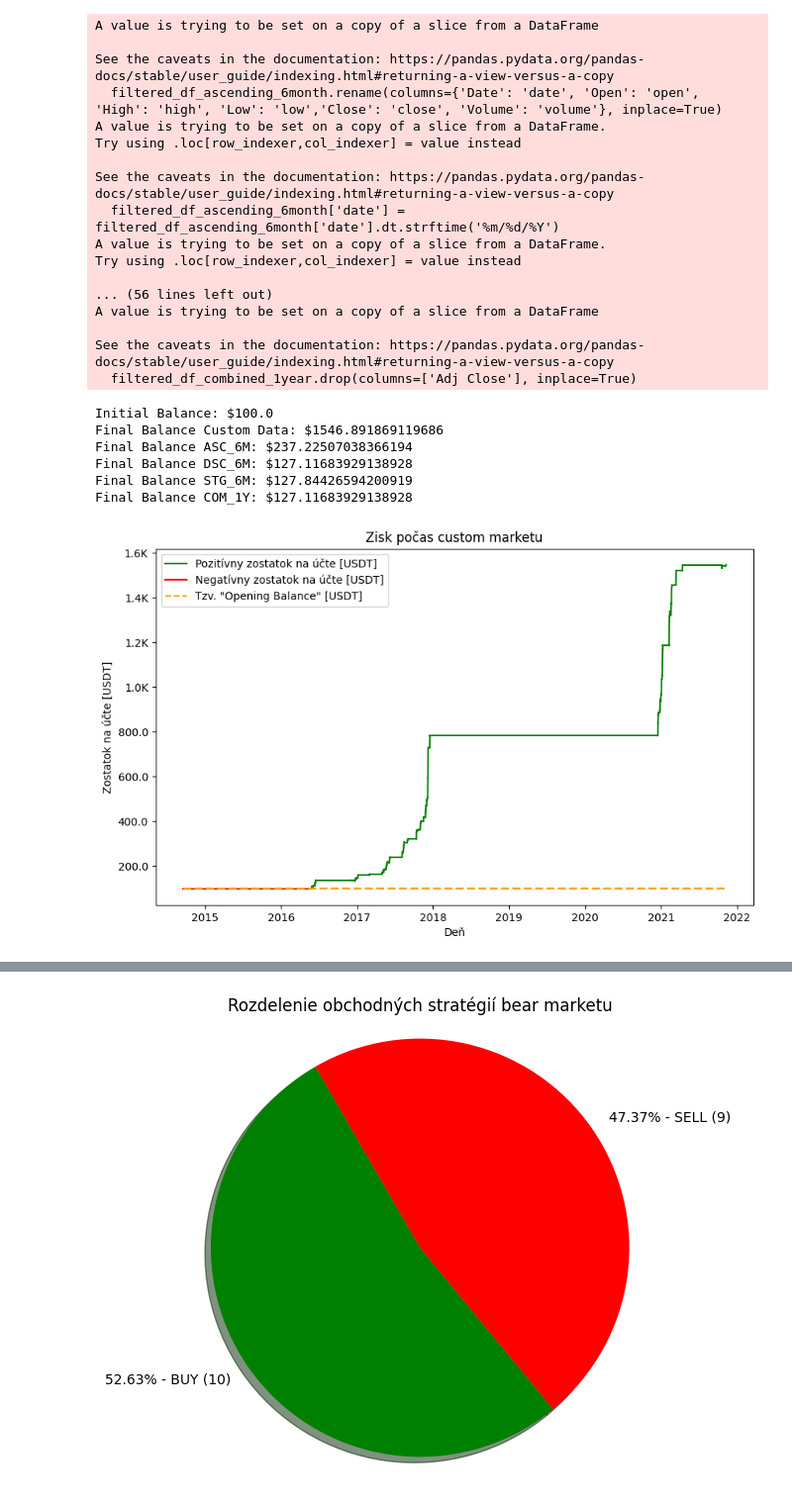
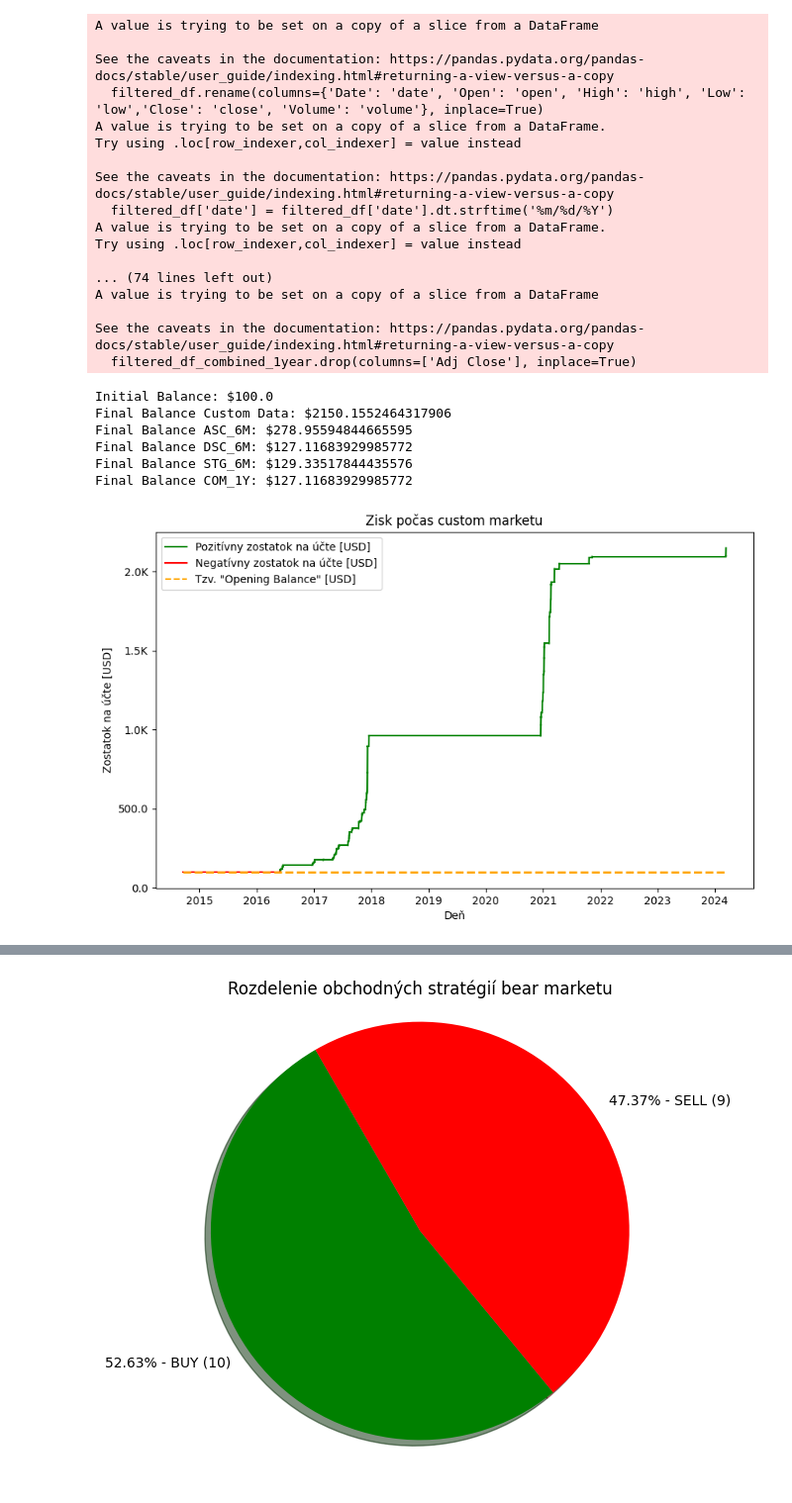
Before and after one commit to paki-valdi-9/dp_automated_trading, a Jupyter notebook: Trading bots/trading_bot_1.ipynb, the cells around one changed output, grey strips where cells are left out. Shown at 99% size. Cells and saved outputs as stored; diff of their text form; code cells hidden in the pictures.

```diff
--- a/Trading bots/trading_bot_1.ipynb
+++ b/Trading bots/trading_bot_1.ipynb
@@ -1,9 +1,9 @@
 # %%
 import pandas as pd
 
-df = pd.read_csv('BTC-USD_17.09.2014-25.10.2023.csv')
+df = pd.read_csv('BTC-USD_17.09.2014-14.03.2024.csv')
 
-df['Date'] = pd.to_datetime(df['Date'], format='%Y-%m-%d')
+df['Date'] = pd.to_datetime(df['Date'], format='%d-%m-%y')
 # %%
 from datetime import datetime
 
@@ -27,7 +27,7 @@ def prompt_for_date(prompt_message, min_date=None, max_date=None, comparison_dat
             print("Invalid date format. Please use the format dd-mm-yyyy.")
 
 min_allowed_start_date = datetime.strptime("17-09-2014", "%d-%m-%Y")
-max_allowed_end_date = datetime.strptime("25-10-2023", "%d-%m-%Y")
+max_allowed_end_date = datetime.strptime("14-03-2024", "%d-%m-%Y")
 
 start_date = prompt_for_date("Enter the start date (dd-mm-yyyy).", min_date=min_allowed_start_date)
 end_date = prompt_for_date("Enter the end date (dd-mm-yyyy).", max_date=max_allowed_end_date, comparison_date=start_date, must_be_after=True)
@@ -105,16 +105,16 @@ filtered_df_combined_1year.drop(columns=['Adj Close'], inplace=True)
 A value is trying to be set on a copy of a slice from a DataFrame
 
 See the caveats in the documentation: https://pandas.pydata.org/pandas-docs/stable/user_guide/indexing.html#returning-a-view-versus-a-copy
-  filtered_df_ascending_6month.rename(columns={'Date': 'date', 'Open': 'open', 'High': 'high', 'Low': 'low','Close': 'close', 'Volume': 'volume'}, inplace=True)
+  filtered_df.rename(columns={'Date': 'date', 'Open': 'open', 'High': 'high', 'Low': 'low','Close': 'close', 'Volume': 'volume'}, inplace=True)
 A value is trying to be set on a copy of a slice from a DataFrame.
 Try using .loc[row_indexer,col_indexer] = value instead
 
 See the caveats in the documentation: https://pandas.pydata.org/pandas-docs/stable/user_guide/indexing.html#returning-a-view-versus-a-copy
-  filtered_df_ascending_6month['date'] = filtered_df_ascending_6month['date'].dt.strftime('%m/%d/%Y')
+  filtered_df['date'] = filtered_df['date'].dt.strftime('%m/%d/%Y')
 A value is trying to be set on a copy of a slice from a DataFrame.
 Try using .loc[row_indexer,col_indexer] = value instead
 
-... (56 lines left out)
+... (74 lines left out)
 A value is trying to be set on a copy of a slice from a DataFrame
 
 See the caveats in the documentation: https://pandas.pydata.org/pandas-docs/stable/user_guide/indexing.html#returning-a-view-versus-a-copy
@@ -167,7 +167,6 @@ print(f"Final Balance ASC_6M: ${final_balance_tb1}")
 trades_df = pd.DataFrame(trades_asc, columns=['unix', 'date', 'trade', 'price', 'open', 'high', 'low', 'close', 'balance'])
 trades_df['date'] = pd.to_datetime(trades_df['date'])
 trades_df['date'] = trades_df['date'].apply(lambda x: x.strftime('%Y-%m-%d %H:%M:%S'))
-trades_df.to_csv('btcusd_trend_tb2_trades.csv', index=False)
 df_asc = trades_df
 
 final_balance_tb2, trades_dsc = trading_bot_1(initial_balance, filtered_df_descending_6month, 1, profit_percent)
@@ -175,7 +174,6 @@ print(f"Final Balance DSC_6M: ${final_balance_tb2}")
 trades_df = pd.DataFrame(trades_dsc, columns=['unix', 'date', 'trade', 'price', 'open', 'high', 'low', 'close', 'balance'])
 trades_df['date'] = pd.to_datetime(trades_df['date'])
 trades_df['date'] = trades_df['date'].apply(lambda x: x.strftime('%Y-%m-%d %H:%M:%S'))
-trades_df.to_csv('btcusd_trend_tb2_dsc_trades.csv', index=False)
 df_dsc = trades_df
 
 final_balance_tb3, trades_stg = trading_bot_1(initial_balance, filtered_df_stagnation_6month, 1, profit_percent)
@@ -193,11 +191,11 @@ trades_df['date'] = trades_df['date'].apply(lambda x: x.strftime('%Y-%m-%d %H:%M
 df_com = trades_df
 # %% [output]
 Initial Balance: $100.0
-Final Balance Custom Data: $1546.891869119686
-Final Balance ASC_6M: $237.22507038366194
-Final Balance DSC_6M: $127.11683929138928
-Final Balance STG_6M: $127.84426594200919
-Final Balance COM_1Y: $127.11683929138928
+Final Balance Custom Data: $2150.1552464317906
+Final Balance ASC_6M: $278.95594844665595
+Final Balance DSC_6M: $127.11683929985772
+Final Balance STG_6M: $129.33517844435576
+Final Balance COM_1Y: $127.11683929985772
 # %%
 import matplotlib.pyplot as plt
 from matplotlib.lines import Line2D
@@ -205,38 +203,38 @@ from matplotlib.ticker import FuncFormatter
 
 def format_yaxis(value, pos):
     if value >= 1e9:
         val_str = '{:1.1f}B'.format(value * 1e-9)
     elif value >= 1e6:
         val_str = '{:1.1f}M'.format(value * 1e-6)
     elif value >= 1e3:
         val_str = '{:1.1f}K'.format(value * 1e-3)
     else:
         val_str = str(value)
     return val_str
 
 plt.figure(figsize=(10, 6))
 for i in range(1, len(df['date'])):
     if df['balance'][i-1] >= initial_balance and df['balance'][i] >= initial_balance:
         plt.plot([pd.to_datetime(df['date'][i-1]), pd.to_datetime(df['date'][i])],
                  [df['balance'][i-1], df['balance'][i]], color='green')
     else:
         plt.plot([pd.to_datetime(df['date'][i-1]), pd.to_datetime(df['date'][i])],
                  [df['balance'][i-1], df['balance'][i]], color='red')
 
 plt.plot([pd.to_datetime(df['date'][0]), pd.to_datetime(df['date'][len(df['date'])-1])], [initial_balance, initial_balance], color='orange', linestyle='dashed', linewidth=2, label='Zostatok na účte [USDT]')
 
-legend_elements = [Line2D([0], [0], color='green', label='Pozitívny zostatok na účte [USDT]'),
-                   Line2D([0], [0], color='red', label='Negatívny zostatok na účte [USDT]'),
-                   Line2D([0], [0], color='orange', linestyle='dashed', label='Tzv. "Opening Balance" [USDT]')]
+legend_elements = [Line2D([0], [0], color='green', label='Pozitívny zostatok na účte [USD]'),
+                   Line2D([0], [0], color='red', label='Negatívny zostatok na účte [USD]'),
+                   Line2D([0], [0], color='orange', linestyle='dashed', label='Tzv. "Opening Balance" [USD]')]
 
 plt.legend(handles=legend_elements)
 plt.title('Zisk počas custom marketu')
 plt.xlabel('Deň')
-plt.ylabel('Zostatok na účte [USDT]')
+plt.ylabel('Zostatok na účte [USD]')
 plt.gca().yaxis.set_major_formatter(FuncFormatter(format_yaxis))
 plt.show()
 # %% [output]
-[figure, old version]
+[figure, new version]
 # %%
 plt.figure(figsize=(10, 6))
 for i in range(1, len(df_asc['date'])):
```
Also changed, not shown: parts of 14 cells of this notebook, 4 other files.
